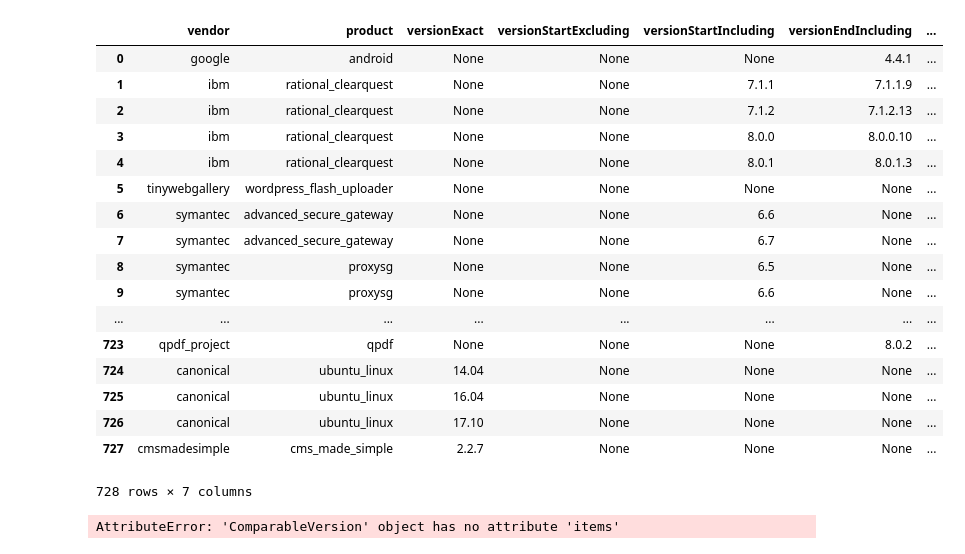
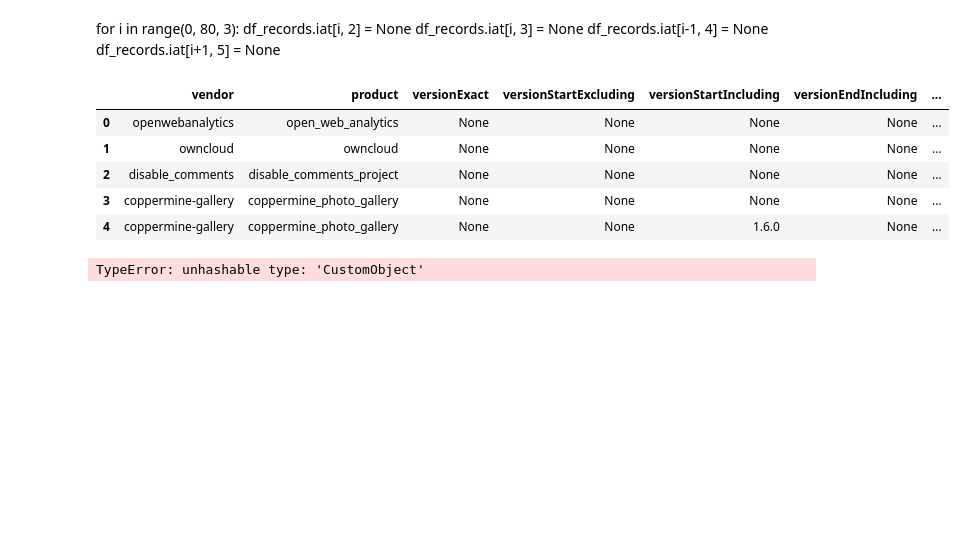
Before and after one commit to CermakM/fabric8-analytics-nvd-toolkit, a Jupyter notebook: examples/example_version_ranges.ipynb, the cells around one changed output. Saved outputs shown, nothing was run; the diff lists cells and outputs as text; code cells hidden in the pictures; blank space fills up the shorter version.

```diff
--- a/examples/example_version_ranges.ipynb
+++ b/examples/example_version_ranges.ipynb
@@ -84,25 +111,29 @@ VICTIM_VERSION_OPERATOR_LIST = ['==', '>', '>=', '<=', '<']
 class VersionNode(namedtuple('VersionNode', CPE_VERSION_ATTRIBUTE_LIST)):
 
     def __new__(cls, cpe=None):
+        attr_dict = dict()
+        for attr in CPE_VERSION_ATTRIBUTE_LIST:
+            value = getattr(cpe, attr, None)
+
+            if value is not None and re.match(r"^[-]?\s*$", value):
+                value = None
+
+            if attr.startswith('version') and value is not None:
+                # attr_dict[attr] = ComparableVersion(value)  # FIXME: This doesn't work!!
+                attr_dict[attr] = CustomObject(value)
+            else:
+                attr_dict[attr] = value
+
         return super(VersionNode, cls).__new__(
             cls,
-            **{attr: getattr(cpe, attr, None) for attr in CPE_VERSION_ATTRIBUTE_LIST}
+            **attr_dict
         )
-
-    def __lt__(self, other):
-        raise NotImplementedError
-
-    def __gt__(self, other):
-        raise NotImplementedError
 
     def __eq__(self, other):
         if (self.vendor, self.product) != (other.vendor, other.product):
             return False
 
-        return all([
-            ComparableVersion(ver_a).compare_to(ComparableVersion(ver_b))
-            for ver_a, ver_b in zip(self[2:], other[2:])
-        ])
+        return self[2:] == other[2:]
 
     @classmethod
     def from_cpe(cls, cpe_list: list) -> list:
@@ -134,23 +177,6 @@ version_series = pd.Series(version_nodes)
 version_series.dropna(inplace=True)
 version_series.drop_duplicates(inplace=True)
 
-pd.DataFrame.from_records(version_series.values.tolist(), columns=CPE_VERSION_ATTRIBUTE_LIST)
+version_series = version_series.reset_index(drop=True)
+
+df_records = pd.DataFrame.from_records(version_series.values.tolist(), columns=CPE_VERSION_ATTRIBUTE_LIST)
-# %% [output]
-|  | vendor | product | versionExact | versionStartExcluding | versionStartIncluding | versionEndIncluding | ... |
-| 0 | google | android | None | None | None | 4.4.1 | ... |
-| 1 | ibm | rational_clearquest | None | None | 7.1.1 | 7.1.1.9 | ... |
-| 2 | ibm | rational_clearquest | None | None | 7.1.2 | 7.1.2.13 | ... |
-| 3 | ibm | rational_clearquest | None | None | 8.0.0 | 8.0.0.10 | ... |
-| 4 | ibm | rational_clearquest | None | None | 8.0.1 | 8.0.1.3 | ... |
-| 5 | tinywebgallery | wordpress_flash_uploader | None | None | None | None | ... |
-| 6 | symantec | advanced_secure_gateway | None | None | 6.6 | None | ... |
-| 7 | symantec | advanced_secure_gateway | None | None | 6.7 | None | ... |
-| 8 | symantec | proxysg | None | None | 6.5 | None | ... |
-| 9 | symantec | proxysg | None | None | 6.6 | None | ... |
-| ... | ... | ... | ... | ... | ... | ... | ... |
-| 723 | qpdf_project | qpdf | None | None | None | 8.0.2 | ... |
-| 724 | canonical | ubuntu_linux | 14.04 | None | None | None | ... |
-| 725 | canonical | ubuntu_linux | 16.04 | None | None | None | ... |
-| 726 | canonical | ubuntu_linux | 17.10 | None | None | None | ... |
-| 727 | cmsmadesimple | cms_made_simple | 2.2.7 | None | None | None | ... |
-728 rows × 7 columns
@@ -165,4 +183,26 @@ b = ComparableVersion('1.0.0')
-# %%
-a == b
-# %% [output]
-AttributeError: 'ComparableVersion' object has no attribute 'items'
+# %% [markdown]
+for i in range(0, 80, 3):
+    df_records.iat[i, 2] = None
+    df_records.iat[i, 3] = None
+    df_records.iat[i-1, 4] = None
+    df_records.iat[i+1, 5] = None
+# %%
+# drop items whith missing version entry
+df_records.drop(*df_records[CPE_VERSION_ATTRIBUTE_LIST[2:]].isna().all(axis=1).nonzero(), inplace=True)
+# %%
+df_records.head()
+# %% [output]
+|  | vendor | product | versionExact | versionStartExcluding | versionStartIncluding | versionEndIncluding | ... |
+| 0 | openwebanalytics | open_web_analytics | None | None | None | None | ... |
+| 1 | owncloud | owncloud | None | None | None | None | ... |
+| 2 | disable_comments | disable_comments_project | None | None | None | None | ... |
+| 3 | coppermine-gallery | coppermine_photo_gallery | None | None | None | None | ... |
+| 4 | coppermine-gallery | coppermine_photo_gallery | None | None | 1.6.0 | None | ... |
+# %%
+grp = df_records.sort_values(by=CPE_VERSION_ATTRIBUTE_LIST[2:]).groupby(by=['product'])
+max_count = grp.count().max().vendor  # count the greatest size of a group for new df
+
+df_sorted = grp.head(max_count)
+df_sorted.set_index(keys=['vendor', 'product'])
+# %% [output]
+TypeError: unhashable type: 'CustomObject'
```
Also changed, not shown: parts of 9 cells of this notebook.
